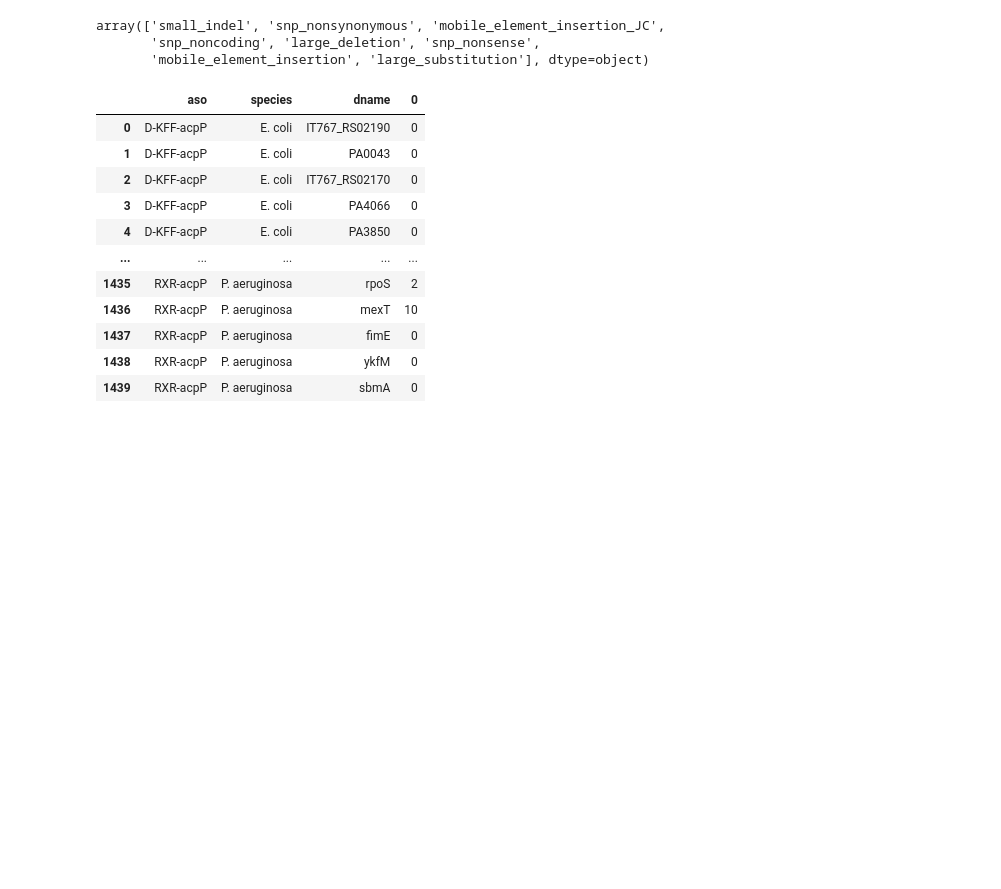
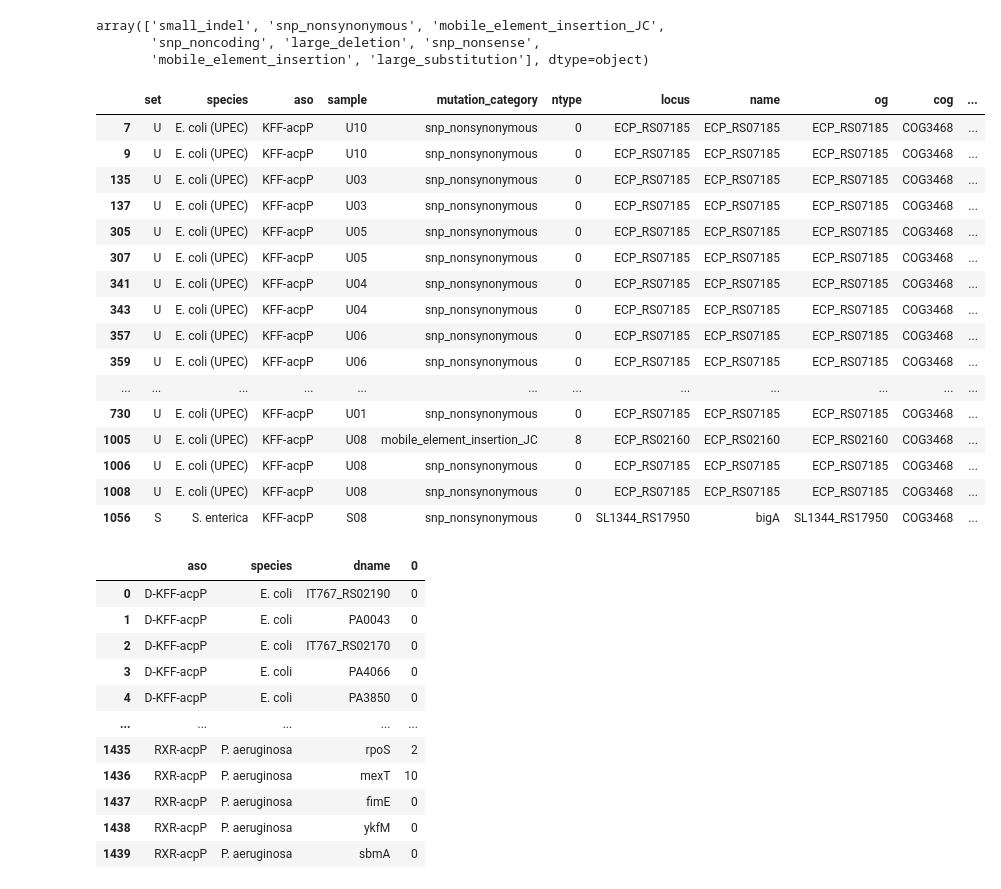
Before and after one commit to microbial-pangenomes-lab/2024_aso_evolution, a Jupyter notebook: notebooks/figure_2_3.ipynb, the cells around one changed output. Saved outputs shown, nothing was run; the diff lists cells and outputs as text; code cells hidden in the pictures; blank space fills up the shorter version.

```diff
--- a/notebooks/figure_2_3.ipynb
+++ b/notebooks/figure_2_3.ipynb
@@ -458,6 +457,28 @@ c['dname'] = [cname[x] if x != cname[x]
 c['dname'] = [l2name[y].get(x, x) if l2name[y].get(x, x) != '.'
               else x
               for x, y in c[['dname', 'species']].values]
+# %%
+cbak = c.copy()
+# %%
+cbak[cbak['cog'] == 'COG3468']
+# %% [output]
+|  | set | species | aso | sample | mutation_category | ntype | locus | name | og | cog | ... |
+| 7 | U | E. coli (UPEC) | KFF-acpP | U10 | snp_nonsynonymous | 0 | ECP_RS07185 | ECP_RS07185 | ECP_RS07185 | COG3468 | ... |
+| 9 | U | E. coli (UPEC) | KFF-acpP | U10 | snp_nonsynonymous | 0 | ECP_RS07185 | ECP_RS07185 | ECP_RS07185 | COG3468 | ... |
+| 135 | U | E. coli (UPEC) | KFF-acpP | U03 | snp_nonsynonymous | 0 | ECP_RS07185 | ECP_RS07185 | ECP_RS07185 | COG3468 | ... |
+| 137 | U | E. coli (UPEC) | KFF-acpP | U03 | snp_nonsynonymous | 0 | ECP_RS07185 | ECP_RS07185 | ECP_RS07185 | COG3468 | ... |
+| 305 | U | E. coli (UPEC) | KFF-acpP | U05 | snp_nonsynonymous | 0 | ECP_RS07185 | ECP_RS07185 | ECP_RS07185 | COG3468 | ... |
+| 307 | U | E. coli (UPEC) | KFF-acpP | U05 | snp_nonsynonymous | 0 | ECP_RS07185 | ECP_RS07185 | ECP_RS07185 | COG3468 | ... |
+| 341 | U | E. coli (UPEC) | KFF-acpP | U04 | snp_nonsynonymous | 0 | ECP_RS07185 | ECP_RS07185 | ECP_RS07185 | COG3468 | ... |
+| 343 | U | E. coli (UPEC) | KFF-acpP | U04 | snp_nonsynonymous | 0 | ECP_RS07185 | ECP_RS07185 | ECP_RS07185 | COG3468 | ... |
+| 357 | U | E. coli (UPEC) | KFF-acpP | U06 | snp_nonsynonymous | 0 | ECP_RS07185 | ECP_RS07185 | ECP_RS07185 | COG3468 | ... |
+| 359 | U | E. coli (UPEC) | KFF-acpP | U06 | snp_nonsynonymous | 0 | ECP_RS07185 | ECP_RS07185 | ECP_RS07185 | COG3468 | ... |
+| ... | ... | ... | ... | ... | ... | ... | ... | ... | ... | ... | ... |
+| 730 | U | E. coli (UPEC) | KFF-acpP | U01 | snp_nonsynonymous | 0 | ECP_RS07185 | ECP_RS07185 | ECP_RS07185 | COG3468 | ... |
+| 1005 | U | E. coli (UPEC) | KFF-acpP | U08 | mobile_element_insertion_JC | 8 | ECP_RS02160 | ECP_RS02160 | ECP_RS02160 | COG3468 | ... |
+| 1006 | U | E. coli (UPEC) | KFF-acpP | U08 | snp_nonsynonymous | 0 | ECP_RS07185 | ECP_RS07185 | ECP_RS07185 | COG3468 | ... |
+| 1008 | U | E. coli (UPEC) | KFF-acpP | U08 | snp_nonsynonymous | 0 | ECP_RS07185 | ECP_RS07185 | ECP_RS07185 | COG3468 | ... |
+| 1056 | S | S. enterica | KFF-acpP | S08 | snp_nonsynonymous | 0 | SL1344_RS17950 | bigA | SL1344_RS17950 | COG3468 | ... |
 # %%
 c = c.groupby(['species', 'aso', 'dname'])['sample'].nunique().reset_index()
 # %%
```
Also changed, not shown: parts of 6 cells of this notebook.
